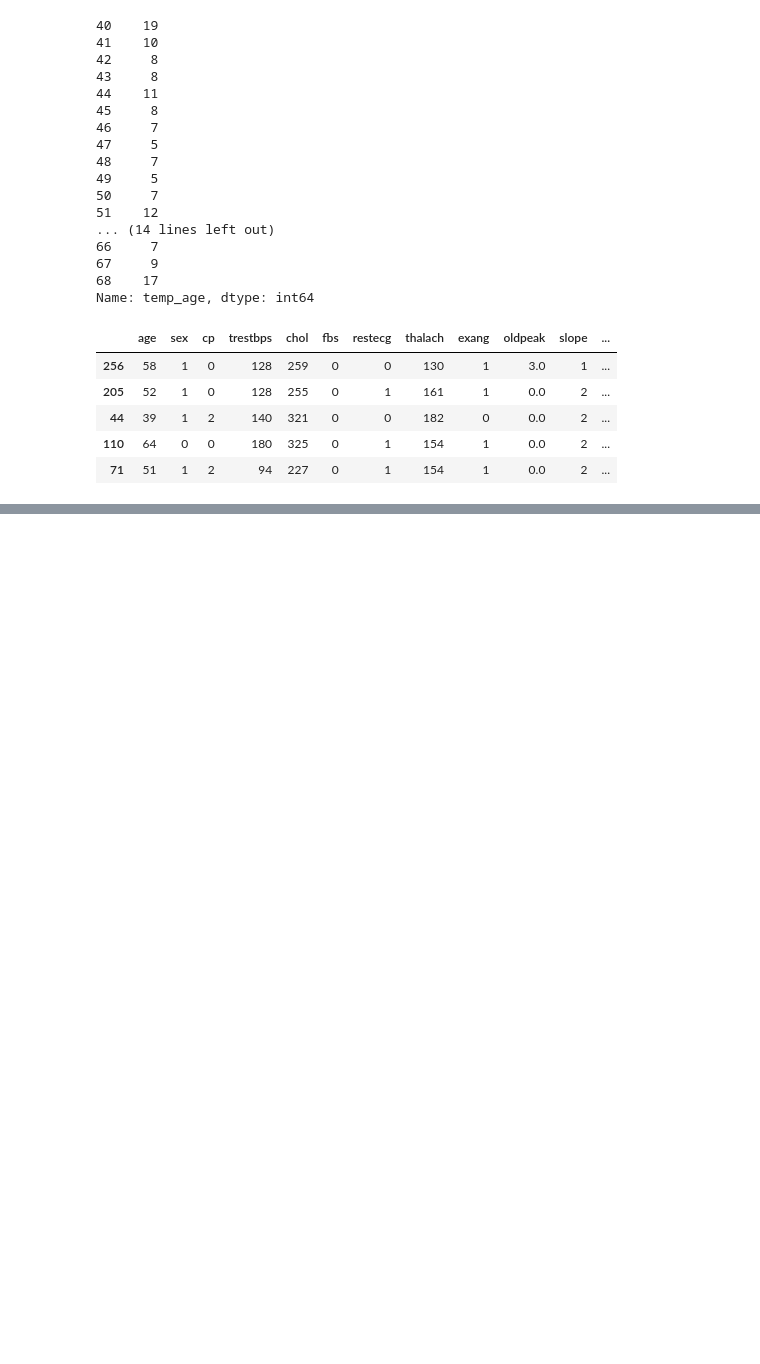
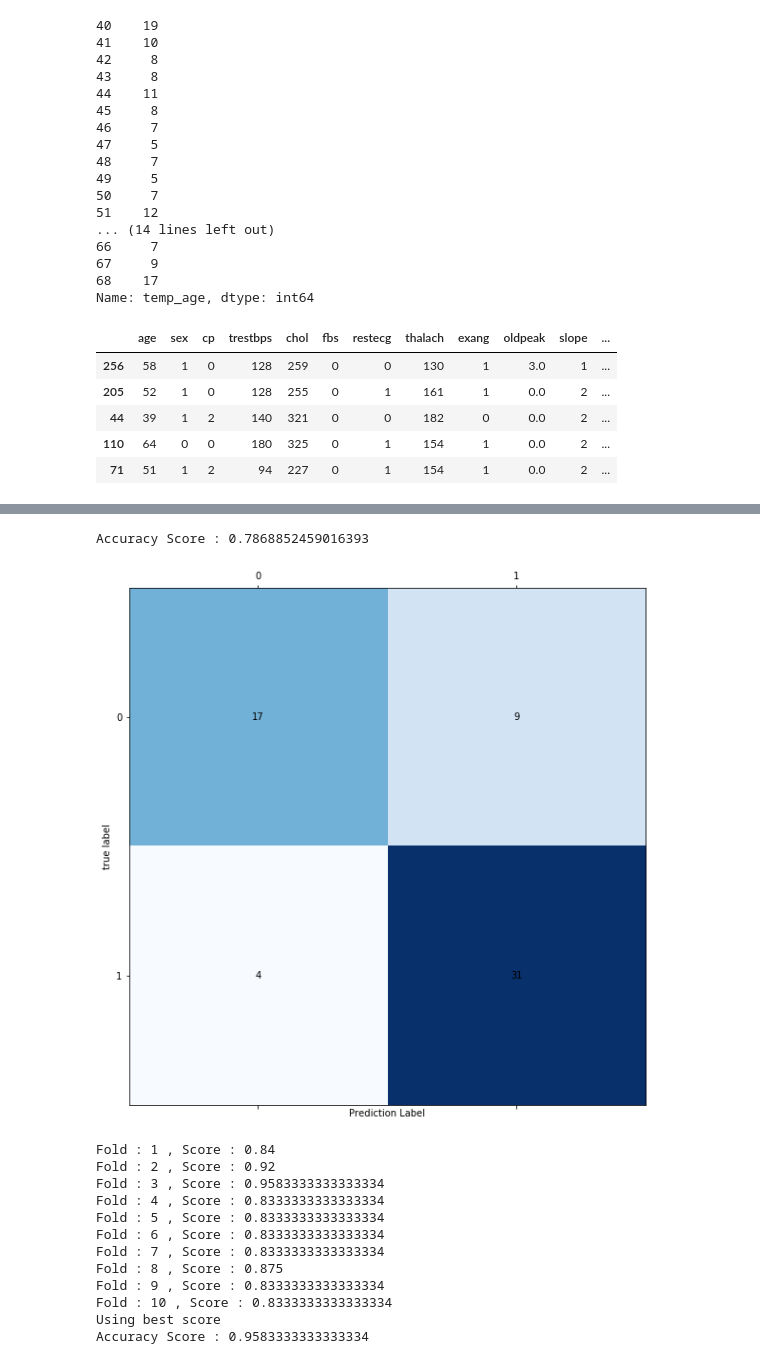
Before and after one commit to MusaTamzid05/ThesisModels, a Jupyter notebook: heat-attack-prediction/Prototype-4(Data_Spliting).ipynb, the cells around one changed output, grey strips where cells are left out. Drawn from its saved outputs; the diff is of its cells as text; code cells hidden in the pictures; blank space fills up the shorter version.

```diff
--- a/heat-attack-prediction/Prototype-4(Data_Spliting).ipynb
+++ b/heat-attack-prediction/Prototype-4(Data_Spliting).ipynb
@@ -150,0 +312,25 @@ strat_train_set.head()
+# %%
+from sklearn.neighbors import KNeighborsClassifier
+neigh = KNeighborsClassifier(n_neighbors=3)
+neigh.fit(strat_train_X_std_lda, strat_train_y)
+predictions = neigh.predict(strat_test_X_std_lda)
+
+
+show_classifier_result(neigh , strat_test_X_std_lda , strat_test_y)
+
+test_stratified_fold(neigh  , strat_train_X_std_lda , strat_train_y , 10)
+# %% [output]
+Accuracy Score : 0.7868852459016393
+[figure, added]
+Fold : 1 , Score : 0.84
+Fold : 2 , Score : 0.92
+Fold : 3 , Score : 0.9583333333333334
+Fold : 4 , Score : 0.8333333333333334
+Fold : 5 , Score : 0.8333333333333334
+Fold : 6 , Score : 0.8333333333333334
+Fold : 7 , Score : 0.8333333333333334
+Fold : 8 , Score : 0.875
+Fold : 9 , Score : 0.8333333333333334
+Fold : 10 , Score : 0.8333333333333334
+Using best score
+Accuracy Score : 0.9583333333333334
```
Also changed, not shown: parts of 14 cells of this notebook.
